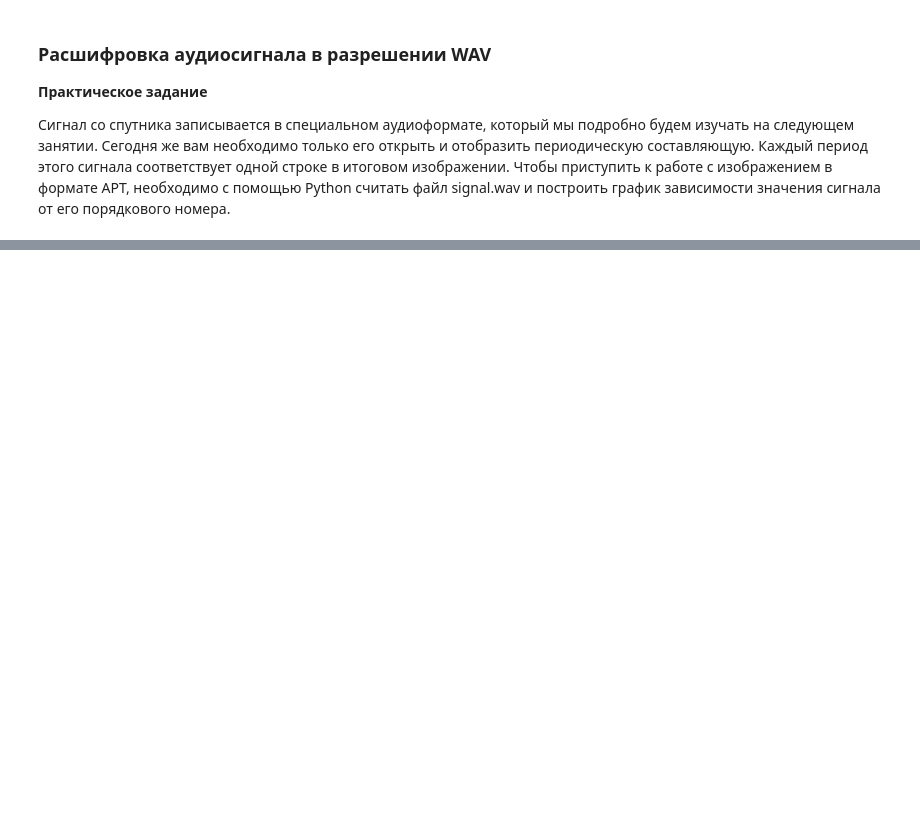
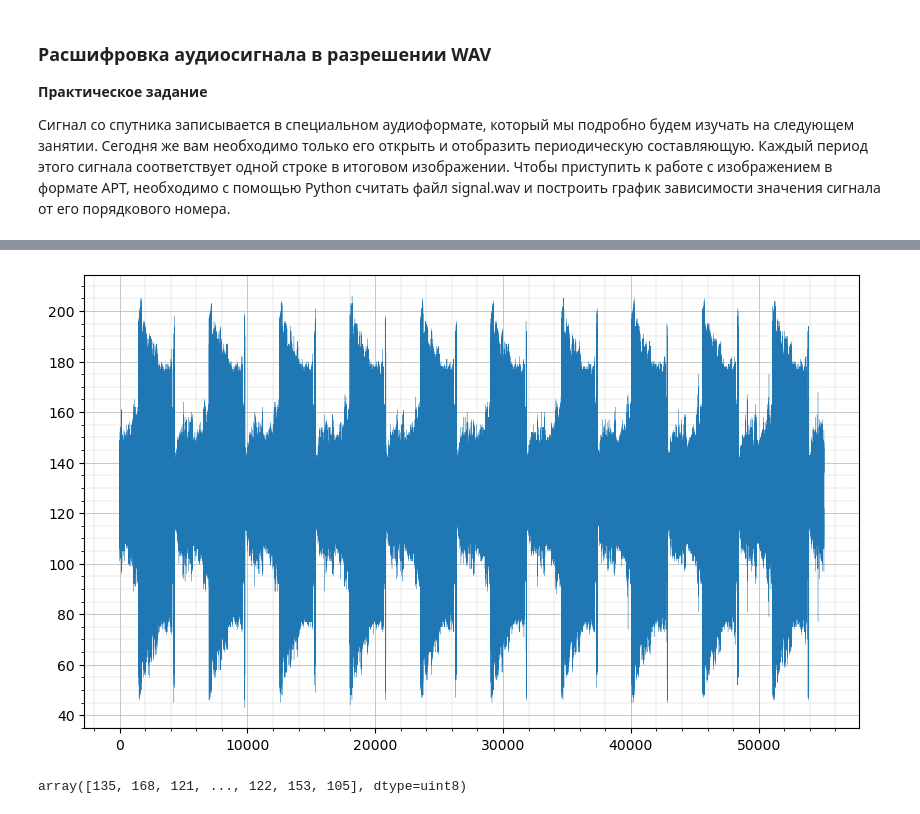
Before and after one commit to OlegSanMos/Geoinfa, a Jupyter notebook: Theory/7-APT-1.ipynb, the cells around one changed output, grey strips where cells are left out. Cells and saved outputs as stored; diff of their text form; code cells hidden in the pictures; blank space fills up the shorter version.

```diff
--- a/Theory/7-APT-1.ipynb
+++ b/Theory/7-APT-1.ipynb
@@ -82,0 +90,19 @@ NOAA-N Prime (NOAA-19) оснащен набором из восьми инст
+# %%
+sample_rate, data = wavfile.read('signal.wav')
+# %%
+start, finish = 300, 305
+# %%
+fig, ax = plt.subplots(figsize=(10, 6), dpi=100)
+ax.plot(data[start * sample_rate : finish * sample_rate], linewidth=0.2)
+
+ax.grid(which="major", linewidth=0.5)
+ax.grid(which="minor", linestyle='--', linewidth=0.25)
+plt.minorticks_on()
+
+plt.show()
+# %% [output]
+[figure, added]
+# %%
+data
+# %% [output]
+array([135, 168, 121, ..., 122, 153, 105], dtype=uint8)
```
Also changed, not shown: parts of 2 cells of this notebook, 1 other file.
